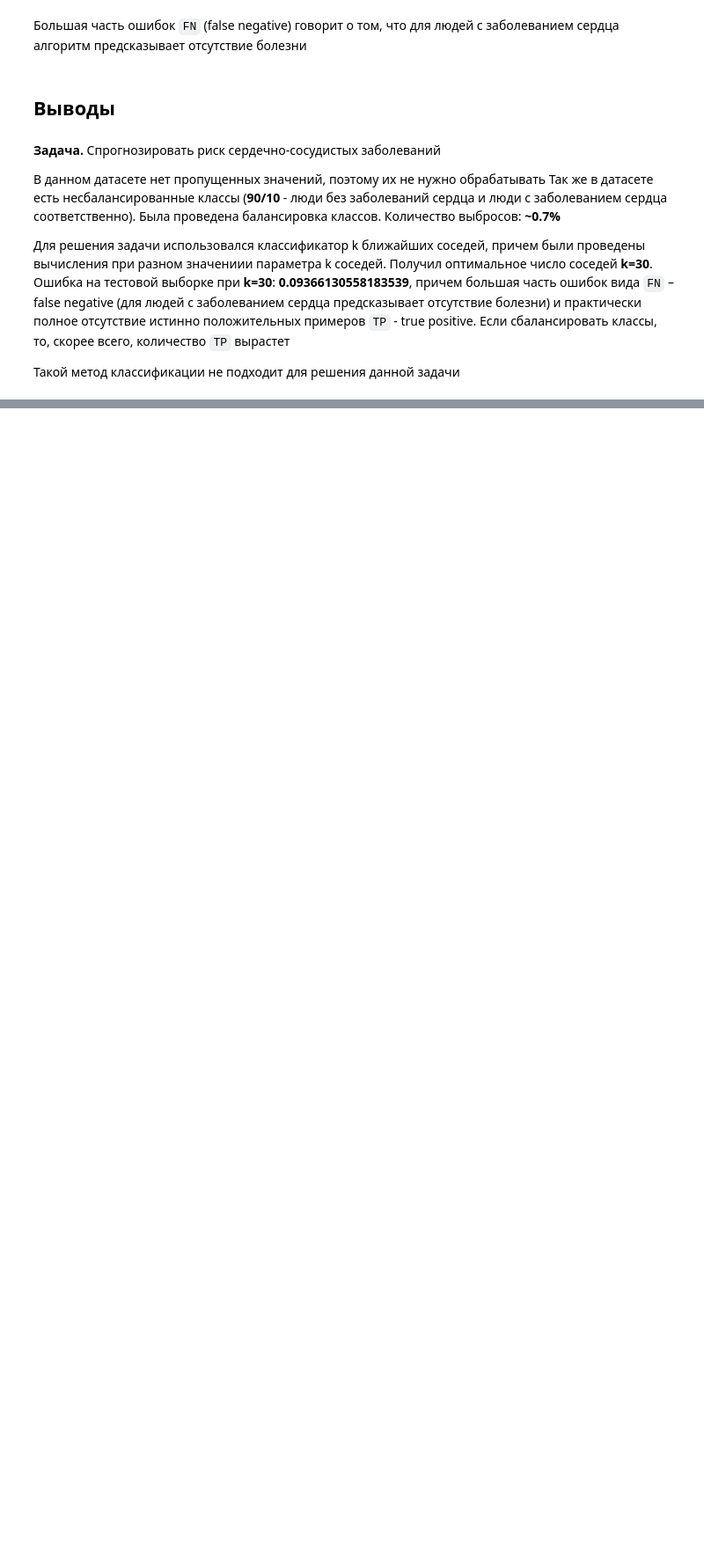
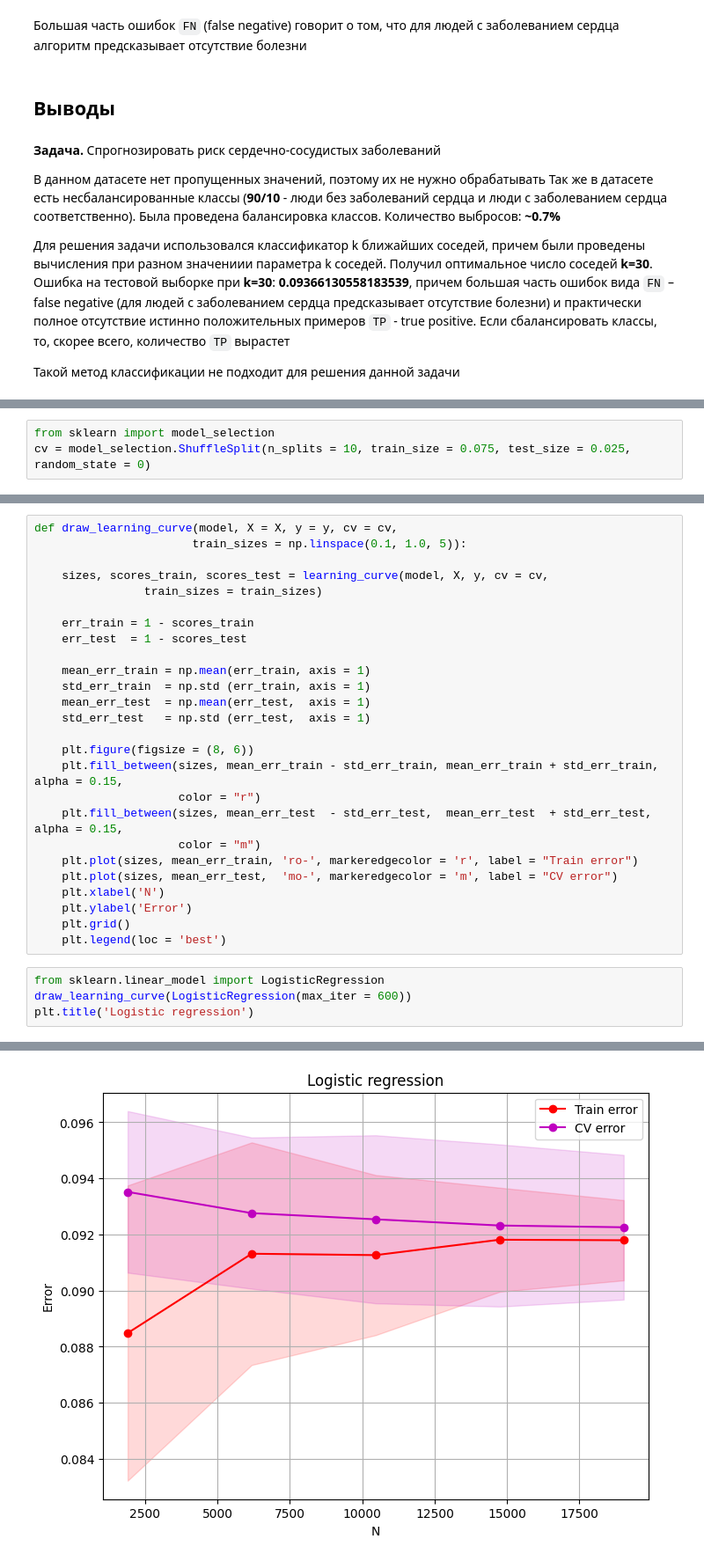
Before and after one commit to qr3x/MLDA-4th-year, a Jupyter notebook: Statistical classification.ipynb, the cells around one changed output, grey strips where cells are left out. Shown at 88% size. Drawn from its saved outputs; the diff is of its cells as text; blank space fills up the shorter version.

```diff
--- a/Statistical classification.ipynb
+++ b/Statistical classification.ipynb
@@ -716,0 +719,3 @@ pass
+# %%
+from sklearn import model_selection
+cv = model_selection.ShuffleSplit(n_splits = 10, train_size = 0.075, test_size = 0.025, random_state = 0)
@@ -716,0 +724,31 @@ pass
+# %%
+def draw_learning_curve(model, X = X, y = y, cv = cv,
+                       train_sizes = np.linspace(0.1, 1.0, 5)):
+
+    sizes, scores_train, scores_test = learning_curve(model, X, y, cv = cv,
+                train_sizes = train_sizes)
+
+    err_train = 1 - scores_train
+    err_test  = 1 - scores_test
+
+    mean_err_train = np.mean(err_train, axis = 1)
+    std_err_train  = np.std (err_train, axis = 1)
+    mean_err_test  = np.mean(err_test,  axis = 1)
+    std_err_test   = np.std (err_test,  axis = 1)
+
+    plt.figure(figsize = (8, 6))
+    plt.fill_between(sizes, mean_err_train - std_err_train, mean_err_train + std_err_train, alpha = 0.15,
+                     color = "r")
+    plt.fill_between(sizes, mean_err_test  - std_err_test,  mean_err_test  + std_err_test,  alpha = 0.15,
+                     color = "m")
+    plt.plot(sizes, mean_err_train, 'ro-', markeredgecolor = 'r', label = "Train error")
+    plt.plot(sizes, mean_err_test,  'mo-', markeredgecolor = 'm', label = "CV error")
+    plt.xlabel('N')
+    plt.ylabel('Error')
+    plt.grid()
+    plt.legend(loc = 'best')
+# %%
+from sklearn.linear_model import LogisticRegression
+draw_learning_curve(LogisticRegression(max_iter = 600))
+plt.title('Logistic regression')
+# %% [output]
@@ -716,0 +756 @@ pass
+[figure, added]
```
Also changed, not shown: parts of 22 cells of this notebook.
